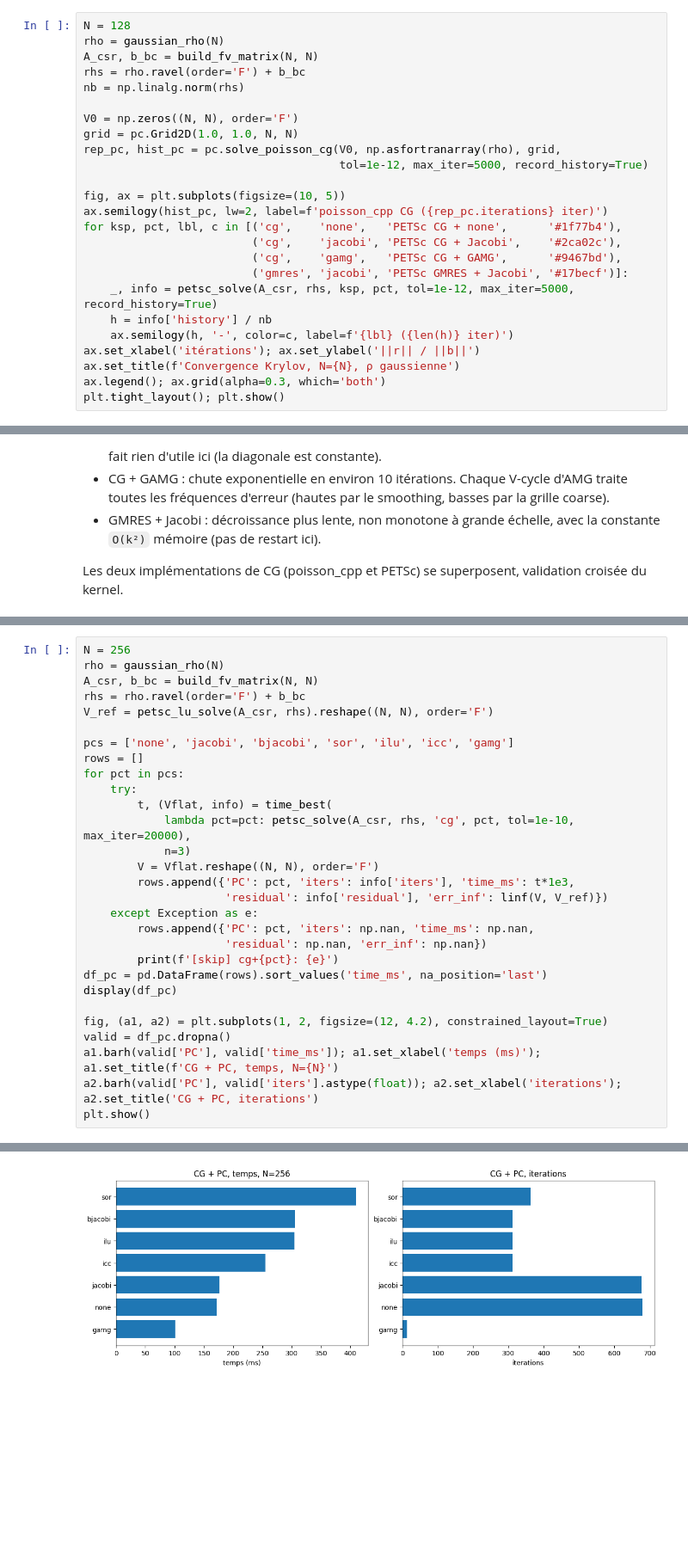
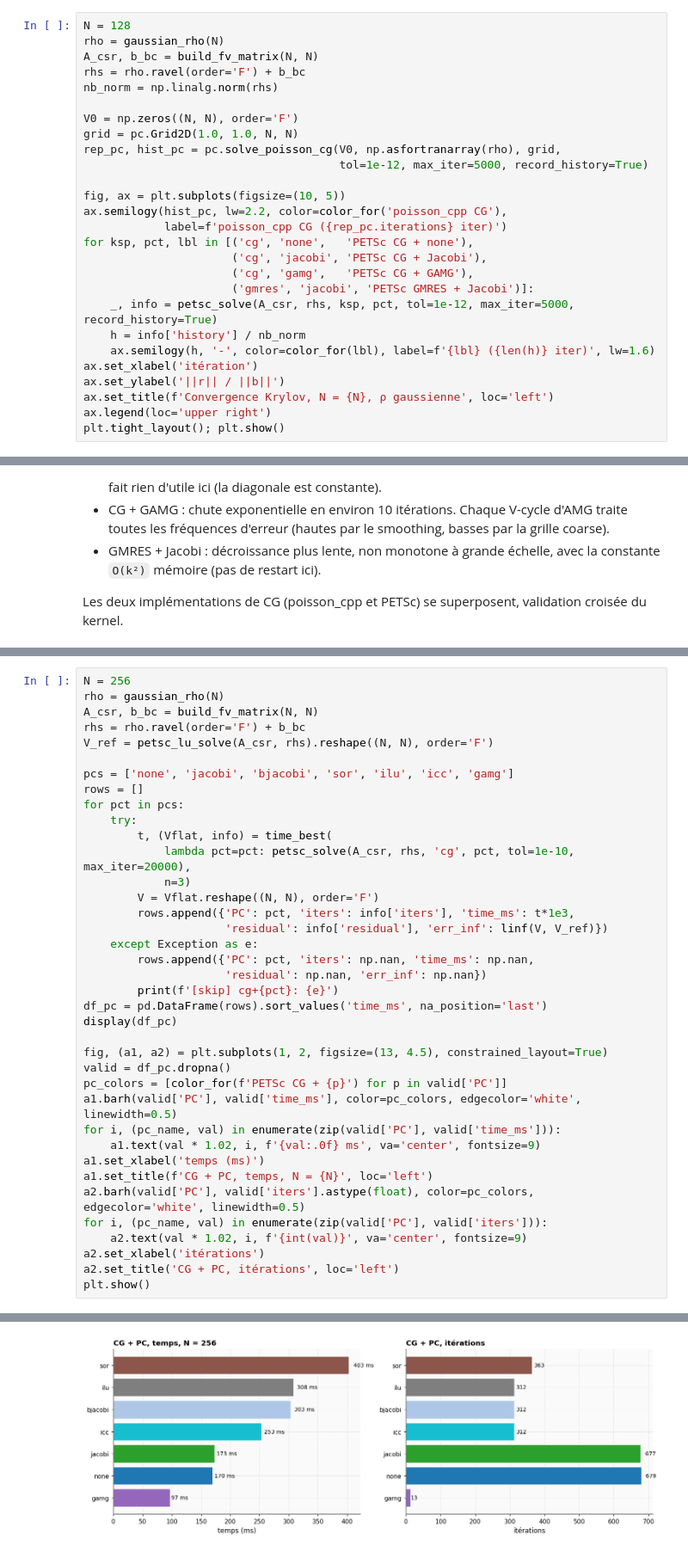
Before and after one commit to wolf75222/poisson_cpp, a Jupyter notebook: python/notebooks/compare_petsc.ipynb, the cells around one changed output, grey strips where cells are left out. Shown at 86% size. Drawn from its saved outputs; the diff is of its cells as text; blank space fills up the shorter version.

```diff
--- a/python/notebooks/compare_petsc.ipynb
+++ b/python/notebooks/compare_petsc.ipynb
@@ -538,7 +705,7 @@ N = 128
 rho = gaussian_rho(N)
 A_csr, b_bc = build_fv_matrix(N, N)
 rhs = rho.ravel(order='F') + b_bc
-nb = np.linalg.norm(rhs)
+nb_norm = np.linalg.norm(rhs)
 
 V0 = np.zeros((N, N), order='F')
 grid = pc.Grid2D(1.0, 1.0, N, N)
@@ -546,16 +713,18 @@ rep_pc, hist_pc = pc.solve_poisson_cg(V0, np.asfortranarray(rho), grid,
                                       tol=1e-12, max_iter=5000, record_history=True)
 
 fig, ax = plt.subplots(figsize=(10, 5))
-ax.semilogy(hist_pc, lw=2, label=f'poisson_cpp CG ({rep_pc.iterations} iter)')
-for ksp, pct, lbl, c in [('cg',    'none',   'PETSc CG + none',      '#1f77b4'),
-                         ('cg',    'jacobi', 'PETSc CG + Jacobi',    '#2ca02c'),
-                         ('cg',    'gamg',   'PETSc CG + GAMG',      '#9467bd'),
-                         ('gmres', 'jacobi', 'PETSc GMRES + Jacobi', '#17becf')]:
+ax.semilogy(hist_pc, lw=2.2, color=color_for('poisson_cpp CG'),
+            label=f'poisson_cpp CG ({rep_pc.iterations} iter)')
+for ksp, pct, lbl in [('cg', 'none',   'PETSc CG + none'),
+                      ('cg', 'jacobi', 'PETSc CG + Jacobi'),
+                      ('cg', 'gamg',   'PETSc CG + GAMG'),
+                      ('gmres', 'jacobi', 'PETSc GMRES + Jacobi')]:
     _, info = petsc_solve(A_csr, rhs, ksp, pct, tol=1e-12, max_iter=5000, record_history=True)
-    h = info['history'] / nb
-    ax.semilogy(h, '-', color=c, label=f'{lbl} ({len(h)} iter)')
-ax.set_xlabel('itérations'); ax.set_ylabel('||r|| / ||b||')
-ax.set_title(f'Convergence Krylov, N={N}, ρ gaussienne')
-ax.legend(); ax.grid(alpha=0.3, which='both')
+    h = info['history'] / nb_norm
+    ax.semilogy(h, '-', color=color_for(lbl), label=f'{lbl} ({len(h)} iter)', lw=1.6)
+ax.set_xlabel('itération')
+ax.set_ylabel('||r|| / ||b||')
+ax.set_title(f'Convergence Krylov, N = {N}, ρ gaussienne', loc='left')
+ax.legend(loc='upper right')
 plt.tight_layout(); plt.show()
 # %% [output]
@@ -597,10 +819,19 @@ for pct in pcs:
 df_pc = pd.DataFrame(rows).sort_values('time_ms', na_position='last')
 display(df_pc)
 
-fig, (a1, a2) = plt.subplots(1, 2, figsize=(12, 4.2), constrained_layout=True)
+fig, (a1, a2) = plt.subplots(1, 2, figsize=(13, 4.5), constrained_layout=True)
 valid = df_pc.dropna()
-a1.barh(valid['PC'], valid['time_ms']); a1.set_xlabel('temps (ms)'); a1.set_title(f'CG + PC, temps, N={N}')
-a2.barh(valid['PC'], valid['iters'].astype(float)); a2.set_xlabel('iterations'); a2.set_title('CG + PC, iterations')
+pc_colors = [color_for(f'PETSc CG + {p}') for p in valid['PC']]
+a1.barh(valid['PC'], valid['time_ms'], color=pc_colors, edgecolor='white', linewidth=0.5)
+for i, (pc_name, val) in enumerate(zip(valid['PC'], valid['time_ms'])):
+    a1.text(val * 1.02, i, f'{val:.0f} ms', va='center', fontsize=9)
+a1.set_xlabel('temps (ms)')
+a1.set_title(f'CG + PC, temps, N = {N}', loc='left')
+a2.barh(valid['PC'], valid['iters'].astype(float), color=pc_colors, edgecolor='white', linewidth=0.5)
+for i, (pc_name, val) in enumerate(zip(valid['PC'], valid['iters'])):
+    a2.text(val * 1.02, i, f'{int(val)}', va='center', fontsize=9)
+a2.set_xlabel('itérations')
+a2.set_title('CG + PC, itérations', loc='left')
 plt.show()
 # %% [output]
 |  | PC | iters | time_ms | residual | err_inf |
@@ -614,4 +845,4 @@ plt.show()
-[figure, old version]
+[figure, new version]
 # %% [markdown]
 Classement des préconditionneurs PETSc par temps (N = 256) :
 
```
Also changed, not shown: parts of 78 cells of this notebook.
